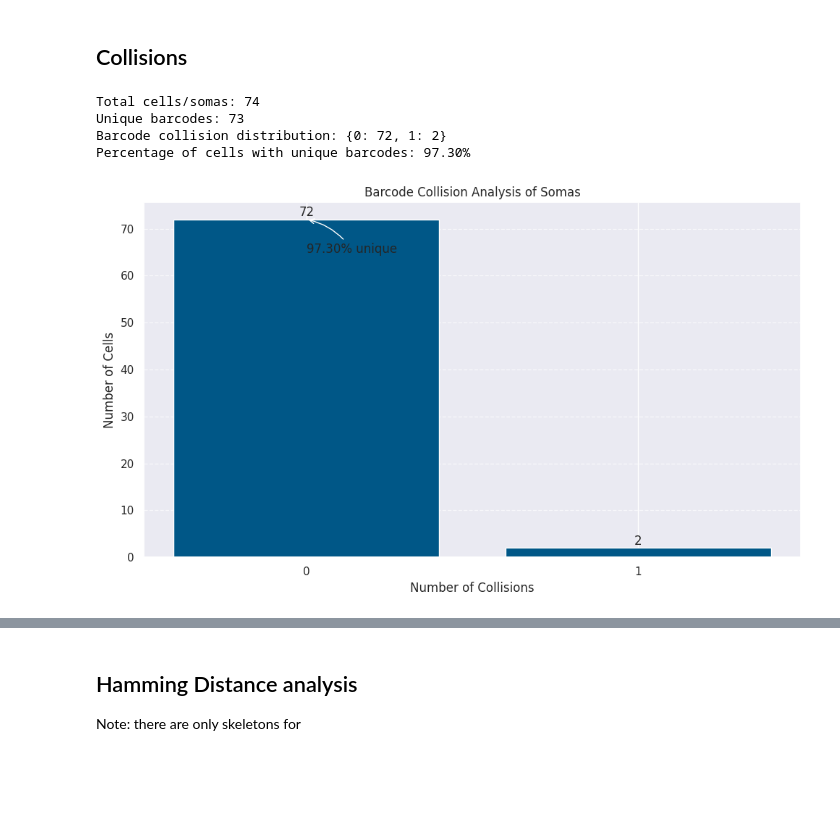
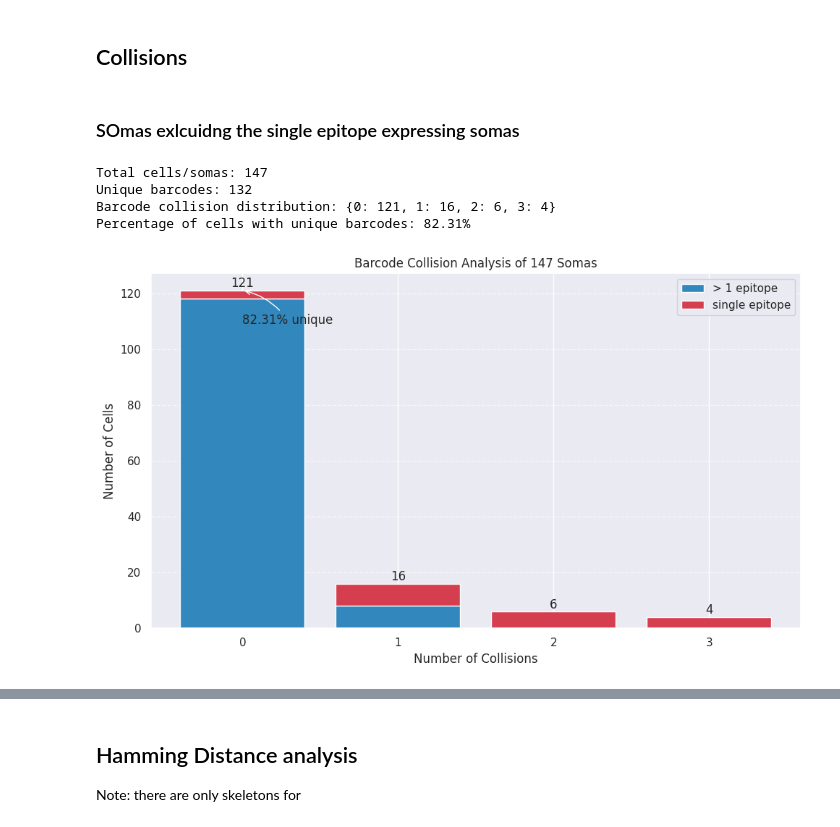
Before and after one commit to e11bio/Preprint-Barcode-Analysis, a Jupyter notebook: soma-analysis.ipynb, the cells around one changed output, grey strips where cells are left out. Drawn from its saved outputs; the diff is of its cells as text; code cells hidden in the pictures; blank space fills up the shorter version.

```diff
--- a/soma-analysis.ipynb
+++ b/soma-analysis.ipynb
@@ -316,7 +316,7 @@ channel_targets = {
     'ch_33': 'Protein C-barcode-R11',
     'ch_34': 'Tag100-barcode-R11',
     'ch_35': 'ALFA-barcode-R11',
-    'ch_36': 'c-Myc-barcode-R11',
+    'ch_36': 'CMyc-barcode-R11',
     'ch_37': 'OLLAS-barcode-R12',
     'ch_38': 'GFP-marker-R12',
     'ch_39': 'AU5-barcode-R12'
@@ -341,7 +341,7 @@ target_channels = [
     'HSV Tag-barcode-R10',
     'Protein C-barcode-R11',
     'Tag100-barcode-R11',
-    'c-Myc-barcode-R11',
+    'CMyc-barcode-R11',
     'OLLAS-barcode-R12'
 ]
 # %%
@@ -362,16 +362,11 @@ somas_csv = pd.read_csv("Data/LS-somas.csv")
 # Print the column names to see the actual structure
 print("CSV columns:", somas_csv.columns.tolist())
 
-# Assuming the segment ID is in a different column, we need to identify it
-# This could be named something like 'id', 'soma_id', etc.
-# Let's display the first few rows to examine the data
 print(somas_csv.head())
 
 # 2. Filter out somas with segment ID of 0
-# Replace 'segment_id' with the actual column name from your CSV
-# For example, if it's called 'id':
-id_column = 'segment_id'  # Change this to the actual column name
-valid_somas = somas_csv[somas_csv[id_column] != 0]
+id_column = 'segment_id'
+valid_somas = somas_csv[somas_csv[id_column] != 100000] # change filter to 0 for filtering out non skeleton somas.
 
 # 3. Get the valid indices to keep in the processed_df
 # These indices correspond to the positions in processed_df
@@ -646,5 +837,7 @@ plt.show()
 # %% [markdown]
 ## Collisions
+# %% [markdown]
+### SOmas exlcuidng the single epitope expressing somas
 # %%
 # Collision Analysis and Visualization
 def analyze_barcode_collisions(segments_array):
@@ -701,42 +894,74 @@ print(f"Unique barcodes: {collision_results['unique_barcodes']}")
 print(f"Barcode collision distribution: {collision_results['collision_distribution']}")
 
 # Calculate what percentage of cells have a unique barcode
 unique_cells = collision_results['collision_distribution'].get(0, 0)
 percent_unique = (unique_cells / collision_results['total_cells']) * 100
 print(f"Percentage of cells with unique barcodes: {percent_unique:.2f}%")
 
+# Count the number of positive epitopes for each soma
+epitope_counts = np.sum(soma_barcodes, axis=1)
+
 # Create a visualization of the collision distribution
 plt.figure(figsize=(10, 6))
 collision_data = collision_results['collision_distribution']
 collisions = sorted(collision_data.keys())
 cell_counts = [collision_data[c] for c in collisions]
 
-# Bar plot
-bars = plt.bar(collisions, cell_counts, color=e11_color)
+# Create a color map - one color for single epitope somas, another for multi-epitope somas
+# Using colorblind-friendly colors
+# Blue and orange from the viridis/plasma palette
+multi_epitope_color = '#3288bd'  # Blue
+single_epitope_color = '#d53e4f'  # Red
+
+colors = []
+for c in collisions:
+    # For each collision count, determine how many cells have single vs multiple epitopes
+    # Get the barcodes with this collision count
+    collision_barcodes = [b for b, count in collision_results['barcode_counts'].items()
+                         if count-1 == c]
+
+    # Find all cells with these barcodes
+    cells_with_this_collision = []
+    for i, barcode in enumerate(soma_barcodes):
+        if tuple(barcode) in collision_barcodes:
+            cells_with_this_collision.append(i)
+
+    # Count single epitope cells in this collision group
+    single_epitope_count = sum(1 for i in cells_with_this_collision if epitope_counts[i] == 1)
+    multi_epitope_count = len(cells_with_this_collision) - single_epitope_count
+
+    # Store counts for stacked bar chart
+    colors.append((single_epitope_count, multi_epitope_count))
+
+# Bar plot with stacked colors
+bottoms = [0] * len(collisions)
+bars_multi = plt.bar(collisions, [m for _, m in colors], color=multi_epitope_color, label='> 1 epitope')
+bars_single = plt.bar(collisions, [s for s, _ in colors], bottom=[m for _, m in colors],
+                      color=single_epitope_color, label='single epitope')
 
 # Add value labels on top of bars
-for bar in bars:
-    height = bar.get_height()
-    plt.text(bar.get_x() + bar.get_width()/2., height + 0.1,
-             f'{height}', ha='center', va='bottom')
+for i, c in enumerate(collisions):
+    total_height = colors[i][0] + colors[i][1]
+    plt.text(c, total_height + 0.1, f'{total_height}', ha='center', va='bottom')
 
-plt.title('Barcode Collision Analysis of Somas')
+plt.title(f'Barcode Collision Analysis of {collision_results["total_cells"]} Somas')
 plt.xlabel('Number of Collisions')
 plt.ylabel('Number of Cells')
 plt.xticks(collisions)
 plt.grid(axis='y', linestyle='--', alpha=0.7)
+plt.legend()
 
 # Add percentage annotation for unique barcodes
 plt.annotate(f"{percent_unique:.2f}% unique",
              xy=(0, cell_counts[collisions.index(0)] if 0 in collisions else 0),
              xytext=(0, max(cell_counts)*0.9),
              arrowprops=dict(arrowstyle="->", connectionstyle="arc3,rad=.2"))
 
 plt.tight_layout()
 plt.show()
 # %% [output]
-Total cells/somas: 74
-Unique barcodes: 73
-Barcode collision distribution: {0: 72, 1: 2}
-Percentage of cells with unique barcodes: 97.30%
+Total cells/somas: 147
+Unique barcodes: 132
+Barcode collision distribution: {0: 121, 1: 16, 2: 6, 3: 4}
+Percentage of cells with unique barcodes: 82.31%
-[figure, old version]
+[figure, new version]
```
Also changed, not shown: parts of 12 cells of this notebook, 3 other files.
